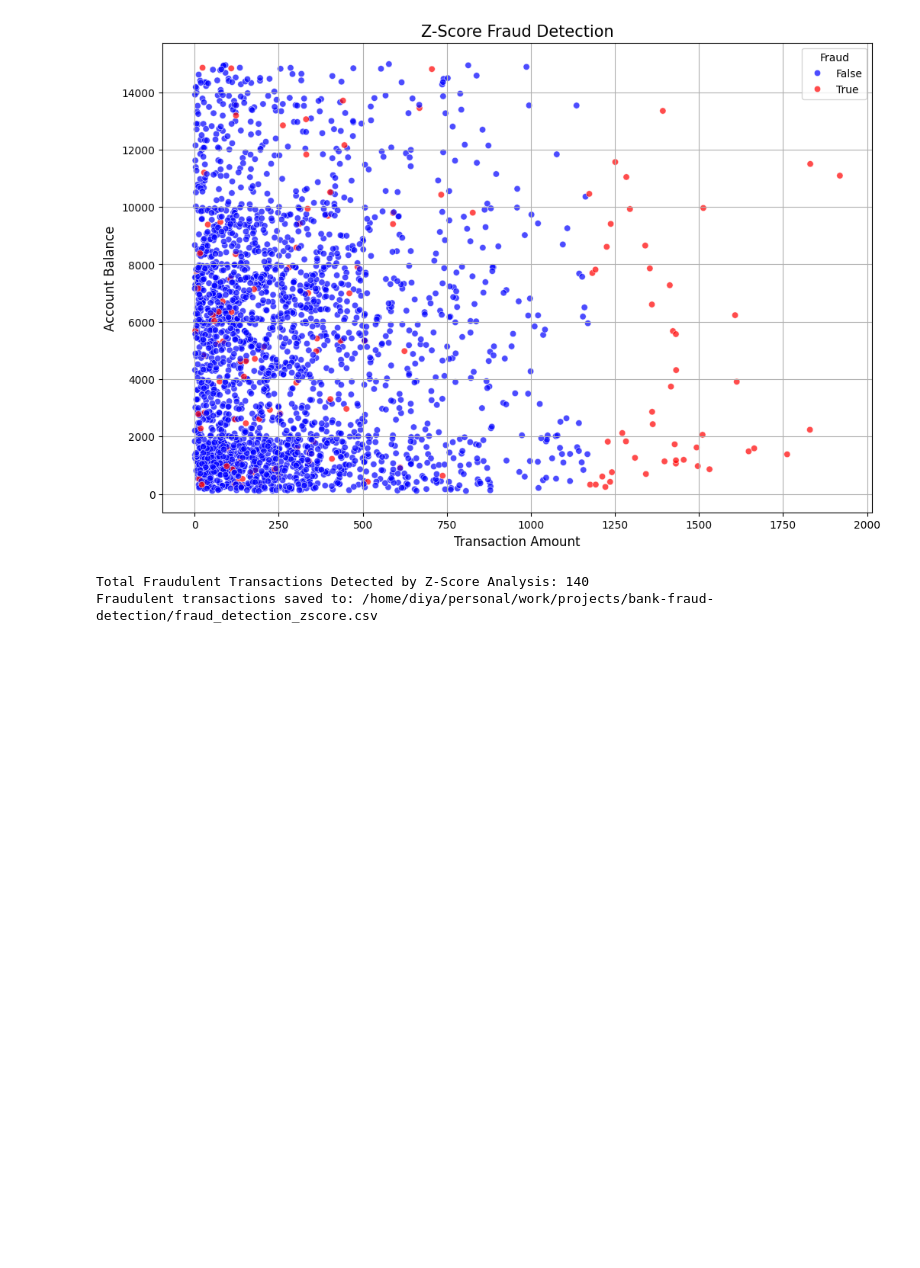
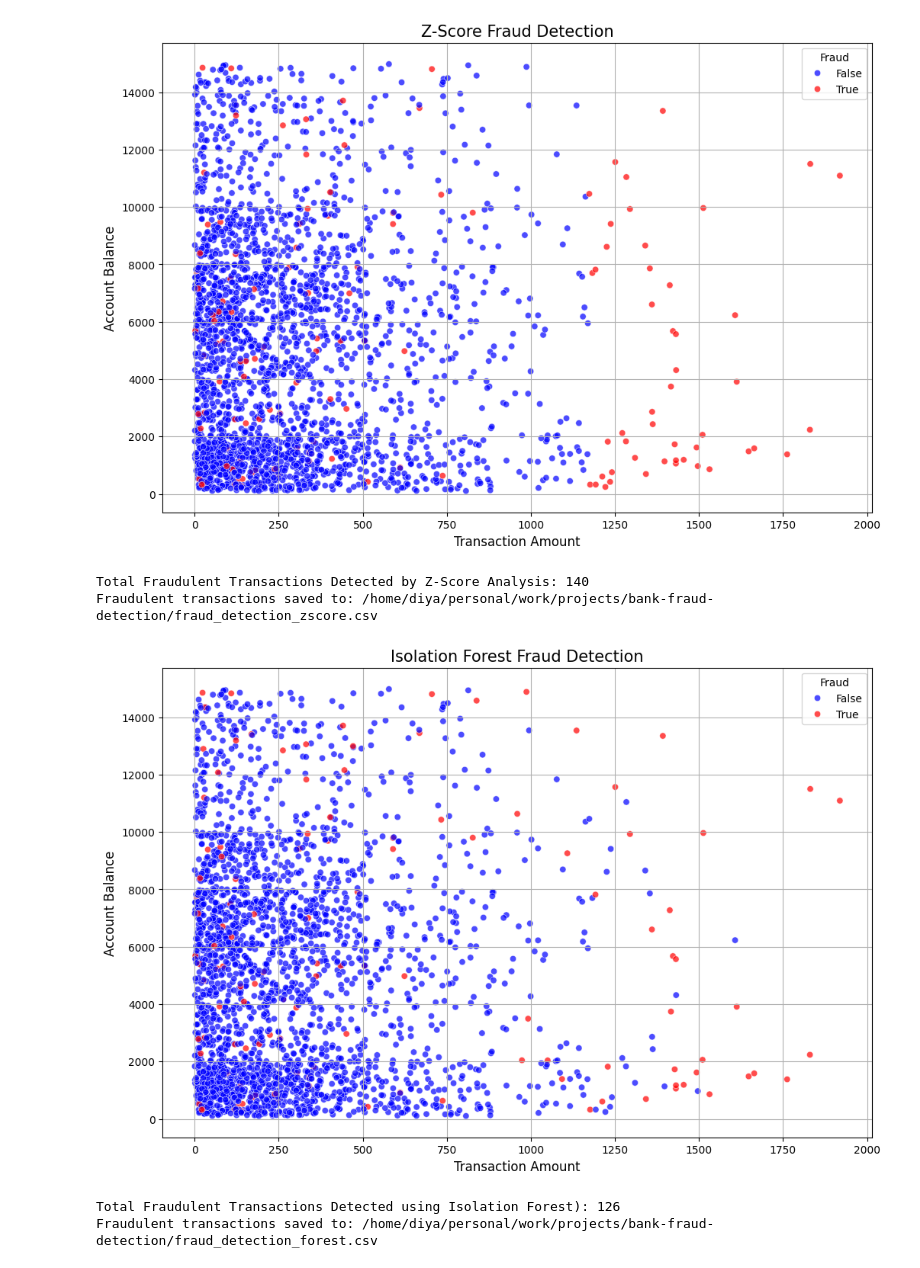
Before and after one commit to di-zz389/banking-threat-detection-system, a Jupyter notebook: bank-fraud-detection.ipynb, the cells around one changed output. Cells and saved outputs as stored; diff of their text form; code cells hidden in the pictures; blank space fills up the shorter version.

Commit message:
Isolation Forest

```diff
--- a/bank-fraud-detection.ipynb
+++ b/bank-fraud-detection.ipynb
@@ -396,3 +396,48 @@ print(f"Fraudulent transactions saved to: {zscore_fraud_output_path}")
 [figure]
 Total Fraudulent Transactions Detected by Z-Score Analysis: 140
 Fraudulent transactions saved to: /home/diya/personal/work/projects/bank-fraud-detection/fraud_detection_zscore.csv
+# %%
+#detecting anomalies using isolation forest
+from sklearn.ensemble import IsolationForest
+
+#assuming the contamination percentage using to be 5%
+isolation_forest = IsolationForest(contamination=0.05, random_state=0)
+isolation_forest.fit(scaled_numeric)
+
+#predicting anomalies
+data['IsoForest_Score'] = isolation_forest.decision_function(scaled_numeric)
+#set true for fraud and false for normal transactions
+data['IsoForest_Fraud'] = isolation_forest.predict(scaled_numeric) == -1
+
+forest_fraud_points = data[data['IsoForest_Fraud']]
+total_forest_fraud_points = data['IsoForest_Fraud'].sum()
+
+#updating the Fraud Column to include forest detected fraud points using bitwise OR
+data['Fraud'] |= data['IsoForest_Fraud']
+
+#scatter plot for isolation forest
+plt.figure(figsize=(12, 8))
+sns.scatterplot(
+    x=data['TransactionAmount'],
+    y=data['AccountBalance'],
+    hue=data['IsoForest_Fraud'],
+    palette={True: 'red', False: 'blue'},
+    alpha=0.7
+)
+plt.title('Isolation Forest Fraud Detection', fontsize=15)
+plt.xlabel('Transaction Amount', fontsize=12)
+plt.ylabel('Account Balance', fontsize=12)
+plt.legend(title='Fraud', fontsize=10)
+plt.grid(True)
+plt.show()
+
+#save fraudulent transactions detected by Isolation Forest analysis in a csv file
+fraud_output_path = '/home/diya/personal/work/projects/bank-fraud-detection/fraud_detection_forest.csv'
+forest_fraud_points.to_csv(fraud_output_path, index=False)
+
+print(f"Total Fraudulent Transactions Detected using Isolation Forest): {total_forest_fraud_points}")
+print(f"Fraudulent transactions saved to: {fraud_output_path}")
+# %% [output]
+[figure, added]
+Total Fraudulent Transactions Detected using Isolation Forest): 126
+Fraudulent transactions saved to: /home/diya/personal/work/projects/bank-fraud-detection/fraud_detection_forest.csv
```
Also changed, not shown: 3 other files.
